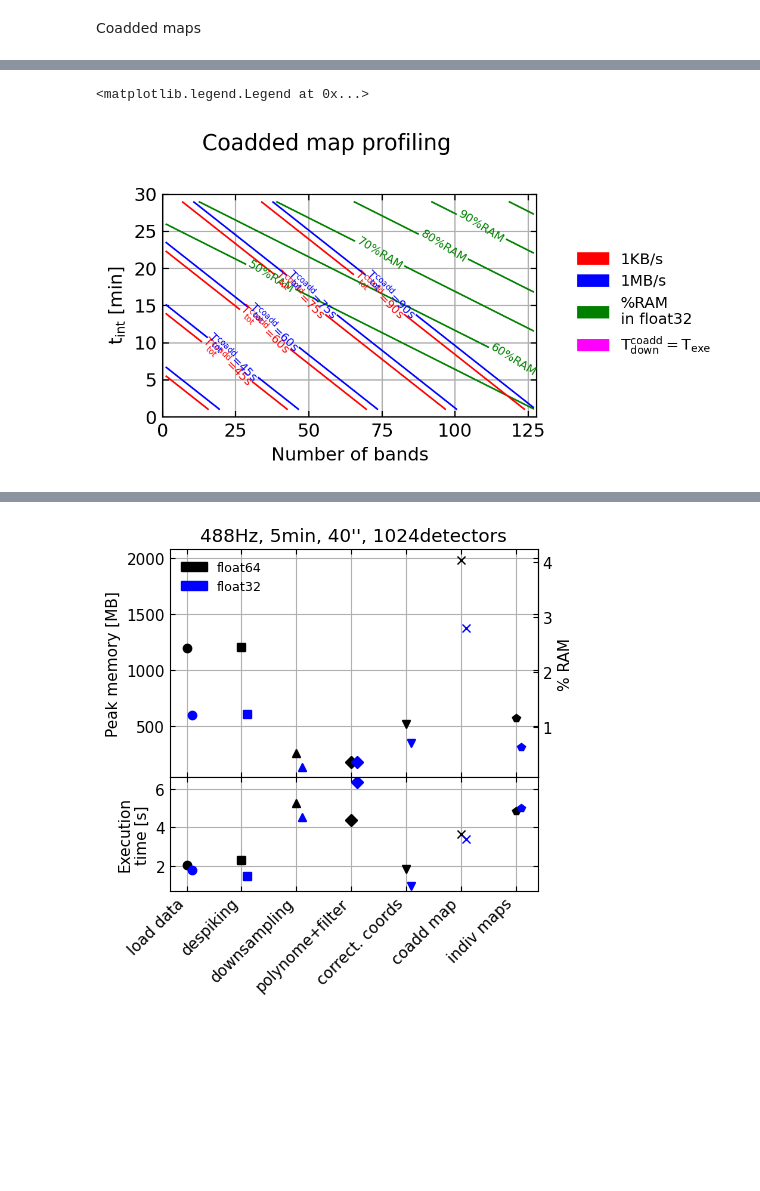
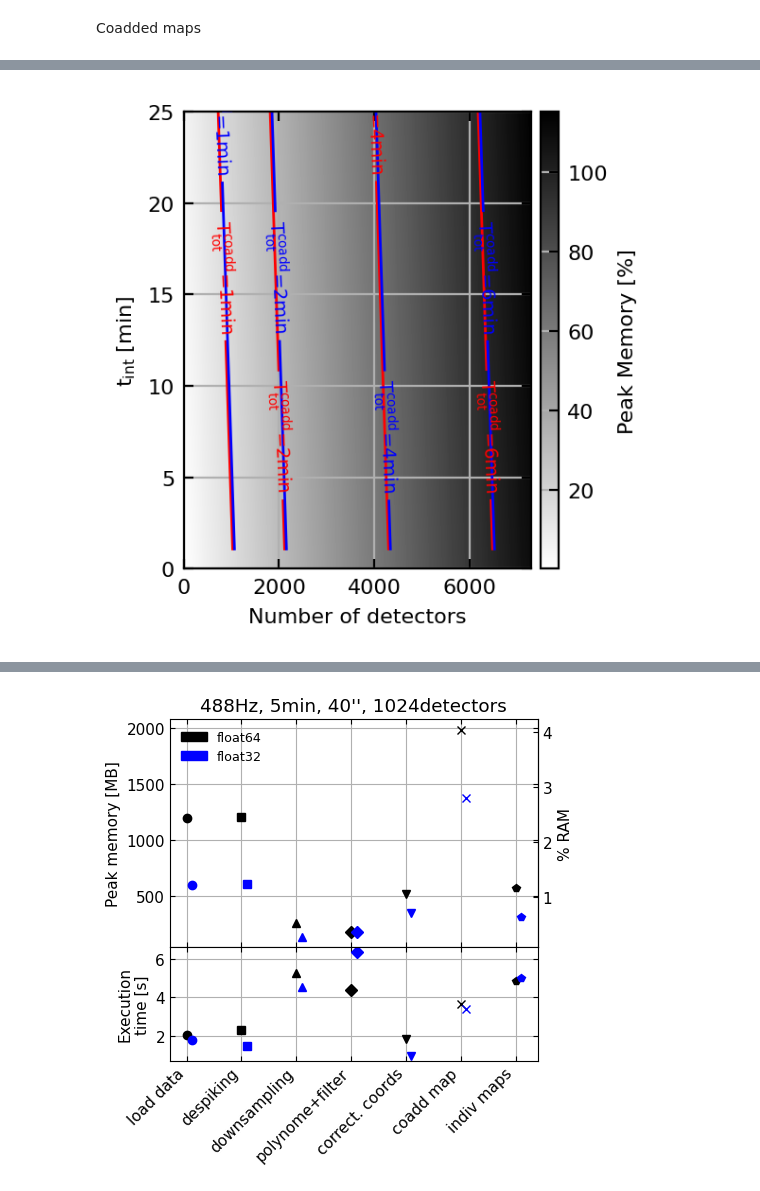
Before and after one commit to tim-balloon/TIM_analysis, a Jupyter notebook: namap/profiling.ipynb, the cells around one changed output, grey strips where cells are left out. Saved outputs shown, nothing was run; the diff lists cells and outputs as text; code cells hidden in the pictures; blank space fills up the shorter version.

```diff
--- a/namap/profiling.ipynb
+++ b/namap/profiling.ipynb
@@ -35,16 +35,16 @@ matplotlib.rcParams.update({'legend.framealpha':0.6})
 matplotlib.rcParams.update({'lines.dashed_pattern':[7,3]})
 matplotlib.rcParams.update({'lines.dashed_pattern':[7,3]})
 RAM_MB = 8 *1024
-x = np.arange(1,64*2)
+
+x = np.arange(1,7300)
 y = np.arange(1,30)
-T_grid, N_grid = np.meshgrid(x, y)
+N_grid, T_grid = np.meshgrid(x, y)
 # %% [markdown]
 Coadded maps
 # %%
 file_perfs = 'fits_and_hdf5/namap_perf_profiling_coadded_maps.p'
 perfs = pickle.load( open(file_perfs, 'rb'))
 # %%
-
 fig, axs = plt.subplots(2,2,figsize=(9,5), sharex=True)#,gridspec_kw={'height_ratios': [2, 2, 1]})
 fig.suptitle("Integration time profiling, 1 frequency band")
 axm, axb, axt, axT = axs[0,0], axs[0,1], axs[1,0], axs[1,1],
@@ -55,7 +55,7 @@ for map_compression, marker in zip(('coadd.fits.gz', 'coadd.fits'), ('x','o')):
     axb.plot(perfs[key][key2], perfs[key]['float64'][map_compression]['output size [MB]'], marker,mfc='none',mec='k', markersize=4)
     print(perfs[key]['float64'][map_compression]['output size [MB]'])
 
-    for precision, color in zip(('float64', 'float32'),('k','b','r')):
+    for precision, color in zip(('float64', 'float32', 'float16'),('k','b','r')):
         axm.plot(perfs[key][key2], perfs[key][precision][map_compression]['peak memory [MB]'], f'{marker}', mfc='none',mec=color,)
 
         a_coeffs = np.polyfit(perfs[key][key2], perfs[key][precision][map_compression]['peak memory [MB]'], 1)
@@ -97,7 +97,7 @@ patch = mpatches.Patch(color='r', label='1KB/s'); patchs.append(patch);
 axT.legend(handles=patchs)
 
 
-def f_to_z(x): return x/ (8 *1024)
+def f_to_z(x): return x/ (16 *1024)*100
 secax = axm.secondary_yaxis("right", functions=(f_to_z,f_to_z))
 secax.set_ylabel(f'% RAM')
 
@@ -126,10 +126,10 @@ fig, axs = plt.subplots(3,2,figsize=(10,5), sharex=True,)
 axm, axb, axt, axT = axs[0,0], axs[1,0], axs[2,0],axs[1,1]
 axs[2,1].axis('off')
 axs[0,1].axis('off')
-key = 'profiling vs nb of detectors'
-key2 = "nb detectors"
+key = 'profiling vs nb bands'
+key2 = "nb dets"
 
-for precision, color in zip(('float64', 'float32'),('k','b','r')):
+for precision, color in zip(('float64', 'float32', 'float16'),('k','b','r')):
     axm.plot(perfs[key][key2], perfs[key][precision]['peak memory [MB]'], f'.{color}', label= precision)
 
     a_coeffs = np.polyfit(perfs[key][key2], perfs[key][precision]['peak memory [MB]'], 1)
@@ -168,7 +168,7 @@ for precision, color in zip(('float64', 'float32'),('k','b','r')):
         y_lin = p_lin(x_fit)
         axT.plot(x_fit, y_lin, color='gray', linestyle='--', alpha=0.4)
 
-def f_to_z(x): return x/(8 *1024)
+def f_to_z(x): return x/(16 *1024)*100
 secax = axm.secondary_yaxis("right", functions=(f_to_z,f_to_z))
 secax.set_ylabel(f'% RAM')
 
@@ -287,17 +204,16 @@ ValueError: x and y must have same first dimension, but have shapes (9,) and (88
 # %%
+patchs = []
+matplotlib.rcParams.update({'font.size': 8})
 
 
-patchs = []
-fig, ax = plt.subplots(figsize=(8/2,6/2), dpi=200)
-ax.set_xlim(0,64*2)
-ax.set_xlabel('Number of bands')
-ax.set_ylim(0,30)
+fig, ax = plt.subplots(figsize=(3,3), dpi=200)
+ax.set_xlabel('Number of detectors')
+ax.set_ylim(0,25)
 ax.set_ylabel('$\\rm t_{int}$ [min]')
-
 
 #------------------------------
 key = 'profiling vs nb bands'
-key2 = "nb bands"
+key2 = "nb dets"
 precision='float32'
 peak_mem = np.asarray(perfs[key][precision]['peak memory [MB]'])
 coeffs = np.polyfit(perfs[key][key2], peak_mem, 1)
@@ -313,25 +229,25 @@ coeffs = np.polyfit(perfs[key][key2], peak_mem, 1)
 a_tint, b_tint = coeffs
 #------------------------------
 
-peak_mem_tot = (a_tint*T_grid+a_band*N_grid+b_tint+b_band)/(8*1024)
-'''
-im = ax.imshow(peak_mem_tot, cmap='binary')
+peak_mem_tot = (a_tint*T_grid+a_band*N_grid+b_tint+b_band)/(16*1024)*100
+
+im = ax.imshow(peak_mem_tot, cmap='binary', aspect='auto')
 divider = make_axes_locatable(ax)
 cax = divider.append_axes("right", size="5%", pad=0.05)
 cbar = fig.colorbar(im, cax=cax)
 cbar.set_label('Peak Memory [%]')
 '''
-levels = (0.5,0.6,0.7, 0.8, 0.9, 1)  # 6 contour levels
+levels = (70,100,)  # 6 contour levels
 CS = ax.contour(peak_mem_tot, levels=levels, colors='g', linewidths=1.0,linestyle = ':',
                 extent=[x.min(), x.max(), y.min(), y.max()])
-ax.clabel(CS, inline=True, fmt=lambda v: f"{v*100:.0f}%RAM", fontsize=7, colors='g')
-
+ax.clabel(CS, inline=True, fmt=lambda v: f"{v:.0f}%RAM", fontsize=7, colors='g')
+'''
 
 for telemetry, colort, label in zip((0.048828125, 1), ('r','b'), ('1KB/s','1MB/s')):
 
     #------------------------------
     key = 'profiling vs nb bands'
-    key2 = "nb bands"
+    key2 = "nb dets"
     precision='float32'
 
     telemetry_time = np.asarray(perfs[key][precision]['output size [MB]']) / telemetry
@@ -357,68 +273,52 @@ for telemetry, colort, label in zip((0.048828125, 1), ('r','b'), ('1KB/s','1MB/s
     cbar.set_label('$\\rm T_{tot}$ [min]')
     '''
     # --- Add constant Ttot lines
-    levels = np.asarray((15,30,45,60,75,90))/60  # 6 contour levels
+    levels = np.asarray((1,2,4,6,8,10))  # 6 contour levels
     CS = ax.contour(Ttot, levels=levels, colors=colort, linewidths=1.0,
                     extent=[x.min(), x.max(), y.min(), y.max()])
-    ax.clabel(CS, inline=True, fmt=lambda v: "$\\rm T^{coadd}_{tot}$="+f"{v*60:.0f}s", fontsize=7, colors=colort)
+    ax.clabel(CS, inline=True, fmt=lambda v: "$\\rm T^{coadd}_{tot}$="+f"{v:.0f}min", fontsize=7, colors=colort)
     patch = mpatches.Patch(color=colort, label=label); patchs.append(patch);
     #------------------------------
 
     #------------------------------
-
     key = 'profiling vs nb bands'
-    key2 = "nb bands"
+    key2 = "nb dets"
     precision='float32'
-
     telemetry_time = np.asarray(perfs[key][precision]['output size [MB]']) / telemetry
     coeffs = np.polyfit(perfs[key][key2], telemetry_time, 1)
     a_band_telemetry, b_band_telemetry = coeffs
 
     key = 'profiling vs tod time'
     key2 = "t_int"
     map_compression = 'coadd.fits'
     telemetry_time = np.asarray(perfs[key][precision][map_compression]['output size [MB]']) / telemetry
     coeffs = np.polyfit(perfs[key][key2], telemetry_time, 1)
     a_tint_telemetry, b_tint_telemetry = coeffs
-
+    Ttot_telemetry = (a_tint_telemetry*T_grid+a_band_telemetry*N_grid+b_tint_telemetry+b_band_telemetry) / 60
     #------------------------------
 
     #------------------------------
     key = 'profiling vs nb bands'
-    key2 = "nb bands"
+    key2 = "nb dets"
     precision='float32'
 
     execution_time = np.asarray(perfs[key][precision]['time [s]'])
     coeffs = np.polyfit(perfs[key][key2], execution_time, 1)
     a_band_execution, b_band_execution = coeffs
 
     key = 'profiling vs tod time'
     key2 = "t_int"
     map_compression = 'coadd.fits'
     execution_time =  np.asarray(perfs[key][precision][map_compression]['time [s]'])
     coeffs = np.polyfit(perfs[key][key2], execution_time, 1)
     a_tint_execution, b_tint_execution = coeffs
-
-    # Compute y where execution_time_tot = telemetry_time_tot
-    delta_a_tint = a_tint_execution - a_tint_telemetry
-    delta_a_band = a_band_execution - a_band_telemetry
-    delta_b_tint = b_tint_execution - b_tint_telemetry
-    delta_b_band = b_band_execution - b_band_telemetry
-
-    y_boundary = -(delta_a_band * x + delta_b_tint + delta_b_band) / delta_a_tint
-    ax.plot(x, y_boundary, 'magenta',  label='execution = telemetry')
+    Ttot_execution = (a_tint_execution*T_grid+a_band_execution*N_grid+b_tint_execution+b_band_execution) / 60
     #------------------------------
 
-fig.suptitle('Coadded map profiling')
-
+diff = Ttot_telemetry - Ttot_execution
 fig.tight_layout()
-patch = mpatches.Patch(color='g', label='%RAM\nin float32'); patchs.append(patch);
-patch = mpatches.Patch(color='magenta', label='$\\rm T^{coadd}_{down}=T_{exe}$'); patchs.append(patch);
-
-ax.legend(handles=patchs, bbox_to_anchor = (1.5,0.8))
 # %% [output]
-<matplotlib.legend.Legend at 0x...>
-[figure, old version]
+[figure, new version]
 # %%
 file_perfs = 'fits_and_hdf5/namap_perf_profiling_individual_maps.p'
 perfs = pickle.load( open(file_perfs, 'rb'))
```
Also changed, not shown: parts of 17 cells of this notebook, 1 other file.
